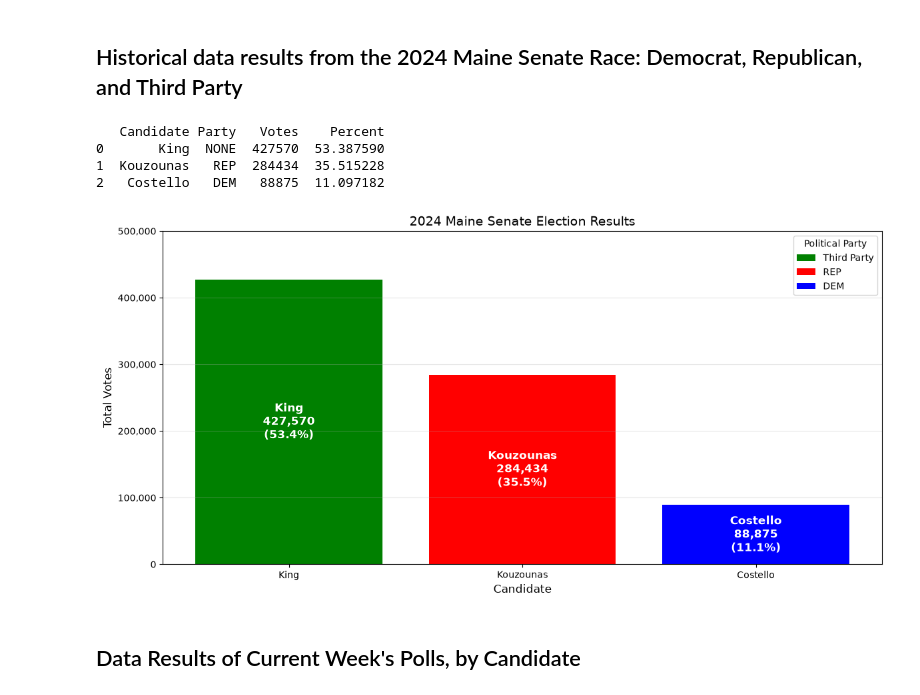
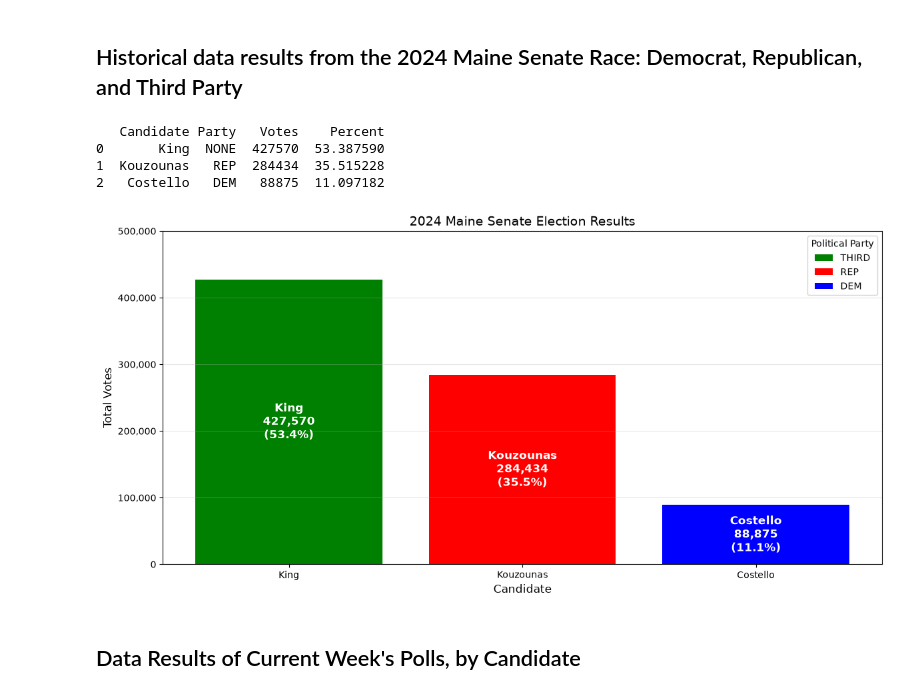
Before and after one commit to ktkt9898/CS-Senior-Project, a Jupyter notebook: Maine_Election_Analysis.ipynb, the cells around one changed output. Saved outputs shown, nothing was run; the diff lists cells and outputs as text; code cells hidden in the pictures.

```diff
--- a/Maine_Election_Analysis.ipynb
+++ b/Maine_Election_Analysis.ipynb
@@ -62,7 +62,7 @@ print(data_2024)
 PARTY_STYLE = {
     "DEM":  {"color": "blue",  "label": "DEM"},
     "REP":  {"color": "red",   "label": "REP"},
-    "NONE": {"color": "green", "label": "Third Party"},
+    "NONE": {"color": "green", "label": "THIRD"},
 }
 
 def style_for(party):
@@ -99,34 +99,34 @@ for x, row in zip(x_positions, data_2024.itertuples()):
 # 6. AXES, TITLE, LEGEND
 # ---------------------------------------------------------------
 # Tell matplotlib the tick labels are the candidate names.
 ax.set_xticks(list(x_positions))
 ax.set_xticklabels(data_2024["Candidate"])
 
 ax.set_xlabel("Candidate", fontsize=12)
 ax.set_ylabel("Total Votes", fontsize=12)
 ax.set_title("2024 Maine Senate Election Results", fontsize=14)
 
 # Comma formatting on the y-axis, e.g. 1,500,000
 ax.yaxis.set_major_formatter(plt.FuncFormatter(lambda v, _: f"{int(v):,}"))
 ax.grid(axis="y", alpha=0.3)
 ax.set_ylim(0, 500_000)
 
 # Legend: one swatch per party, using the same style table.
 # dict.fromkeys(...) removes duplicates while keeping order.
 legend_elements = [
     Patch(facecolor=style_for(p)["color"], label=style_for(p)["label"])
     for p in dict.fromkeys(data_2024["Party"])
 ]
 ax.legend(handles=legend_elements, title="Political Party", loc="upper right")
 
 plt.tight_layout()
 plt.show()
 # %% [output]
    Candidate Party   Votes    Percent
 0       King  NONE  427570  53.387590
 1  Kouzounas   REP  284434  35.515228
 2   Costello   DEM   88875  11.097182
-[figure, old version]
+[figure, new version]
 # %% [markdown]
 ## Data Results of Current Week's Polls, by Candidate
 # %%
```
Also changed, not shown: parts of 3 cells of this notebook, 37 other files.
